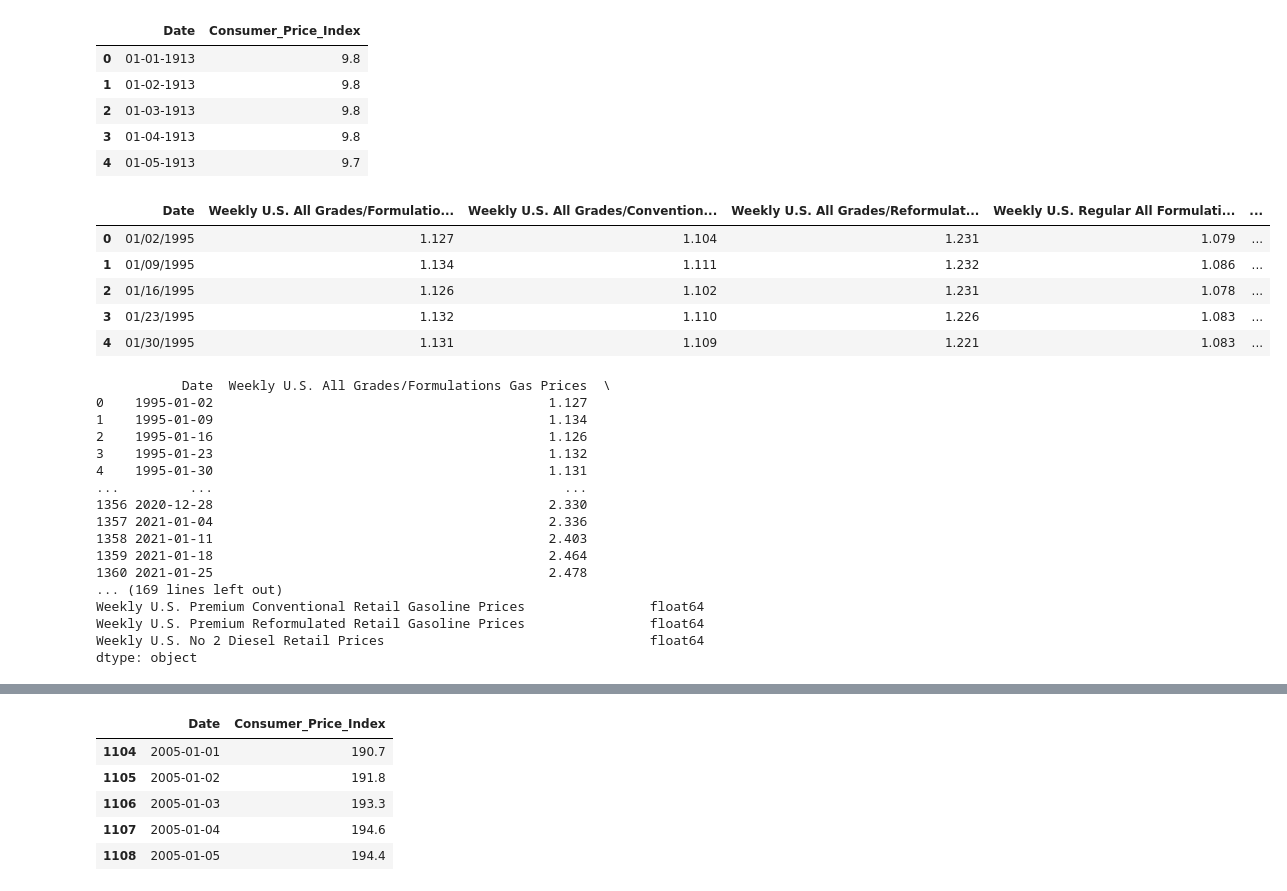
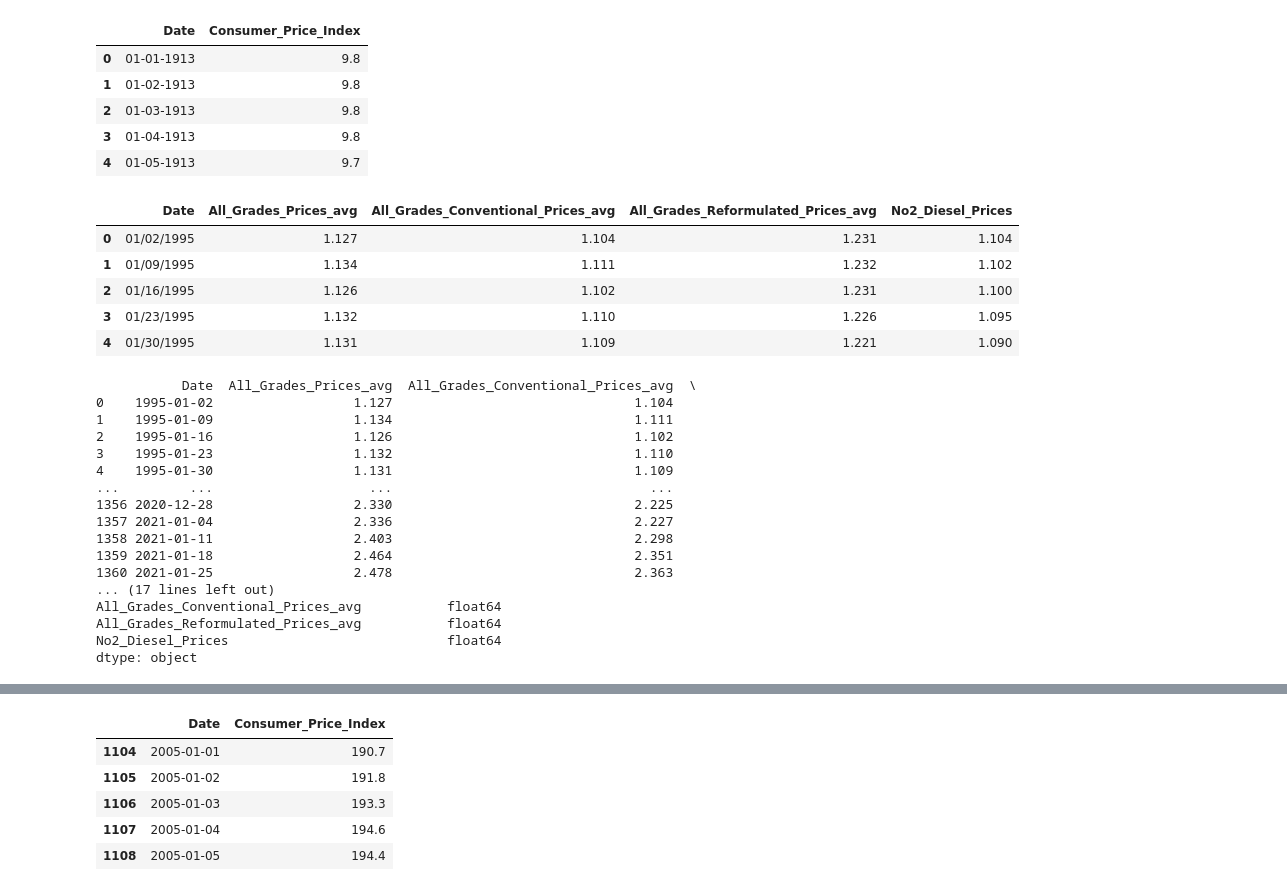
Before and after one commit to lamotteBootcamp/US_inflation_and_gasoline_pricing_SQL, a Jupyter notebook: infl_gas.ipynb, the cells around one changed output, grey strips where cells are left out. Saved outputs shown, nothing was run; the diff lists cells and outputs as text; code cells hidden in the pictures.

```diff
--- a/infl_gas.ipynb
+++ b/infl_gas.ipynb
@@ -23,52 +23,41 @@ infl_df.head()
 # %%
 #Loading the U.S. Gas Price data
 gas_raw_df = pd.read_csv('Resources/PET_PRI_GND_DCUS_NUS_W.csv')
-gas_df = gas_raw_df[['Date','A1','A2','A3','R1','R2','R3','M1','M2','M3','P1','P2','P3','D1',]].rename(columns={'Date':'Date',\
-                                                                                                                'A1':'Weekly U.S. All Grades/Formulations Gas Prices',\
-                                                                                                                'A2':'Weekly U.S. All Grades/Conventional Gas Prices',\
-                                                                                                                'A3':'Weekly U.S. All Grades/Reformulated Gas Prices',\
-                                                                                                               'R1':'Weekly U.S. Regular All Formulations Gas Prices',\
-                                                                                                               'R2':'Weekly U.S. Regular Conventional Gas Prices',\
-                                                                                                               'R3':'Weekly U.S. Regular Reformulated Gas Prices',\
-                                                                                                               'M1':'Weekly U.S. Midgrade All Formulations Retail Gasoline Prices',\
-                                                                                                               'M2':'Weekly U.S. Midgrade Conventional Retail Gasoline Prices',\
-                                                                                                               'M3':'Weekly U.S. Midgrade Reformulated Retail Gasoline Prices',\
-                                                                                                               'P1':'Weekly U.S. Premium All Formulations Retail Gasoline Prices',\
-                                                                                                               'P2':'Weekly U.S. Premium Conventional Retail Gasoline Prices',\
-                                                                                                               'P3':'Weekly U.S. Premium Reformulated Retail Gasoline Prices',\
-                                                                                                               'D1':'Weekly U.S. No 2 Diesel Retail Prices'})
+gas_df = gas_raw_df[['Date','A1','A2','A3','D1']].rename(columns={'Date':'Date',\
+                                                                  'A1':'All_Grades_Prices_avg',\
+                                                                  'A2':'All_Grades_Conventional_Prices_avg',\
+                                                                  'A3':'All_Grades_Reformulated_Prices_avg',\
+                                                                  'D1':'No2_Diesel_Prices'})
 gas_df.head()
-#gas_df.sort_values('Date', ascending=True)
-#infl_df['Date']=pd.to_datetime(amzn_df['Date'], origin='unix', unit='ms').dt.date
 # %% [output]
-|  | Date | Weekly U.S. All Grades/Formulatio... | Weekly U.S. All Grades/Convention... | Weekly U.S. All Grades/Reformulat... | Weekly U.S. Regular All Formulati... | ... |
-| 0 | 01/02/1995 | 1.127 | 1.104 | 1.231 | 1.079 | ... |
-| 1 | 01/09/1995 | 1.134 | 1.111 | 1.232 | 1.086 | ... |
-| 2 | 01/16/1995 | 1.126 | 1.102 | 1.231 | 1.078 | ... |
-| 3 | 01/23/1995 | 1.132 | 1.110 | 1.226 | 1.083 | ... |
-| 4 | 01/30/1995 | 1.131 | 1.109 | 1.221 | 1.083 | ... |
+|  | Date | All_Grades_Prices_avg | All_Grades_Conventional_Prices_avg | All_Grades_Reformulated_Prices_avg | No2_Diesel_Prices |
+| 0 | 01/02/1995 | 1.127 | 1.104 | 1.231 | 1.104 |
+| 1 | 01/09/1995 | 1.134 | 1.111 | 1.232 | 1.102 |
+| 2 | 01/16/1995 | 1.126 | 1.102 | 1.231 | 1.100 |
+| 3 | 01/23/1995 | 1.132 | 1.110 | 1.226 | 1.095 |
+| 4 | 01/30/1995 | 1.131 | 1.109 | 1.221 | 1.090 |
 # %%
 #Changing the Date format for Gas dataframe
 gas_df['Date'] = pd.to_datetime(gas_df["Date"])
 print(gas_df)
 print(gas_df.dtypes)
 # %% [output]
-           Date  Weekly U.S. All Grades/Formulations Gas Prices  \
-0    1995-01-02                                           1.127
-1    1995-01-09                                           1.134
-2    1995-01-16                                           1.126
-3    1995-01-23                                           1.132
-4    1995-01-30                                           1.131
-...         ...                                             ...
-1356 2020-12-28                                           2.330
-1357 2021-01-04                                           2.336
-1358 2021-01-11                                           2.403
-1359 2021-01-18                                           2.464
-1360 2021-01-25                                           2.478
-... (169 lines left out)
-Weekly U.S. Premium Conventional Retail Gasoline Prices                float64
-Weekly U.S. Premium Reformulated Retail Gasoline Prices                float64
-Weekly U.S. No 2 Diesel Retail Prices                                  float64
+           Date  All_Grades_Prices_avg  All_Grades_Conventional_Prices_avg  \
+0    1995-01-02                  1.127                               1.104
+1    1995-01-09                  1.134                               1.111
+2    1995-01-16                  1.126                               1.102
+3    1995-01-23                  1.132                               1.110
+4    1995-01-30                  1.131                               1.109
+...         ...                    ...                                 ...
+1356 2020-12-28                  2.330                               2.225
+1357 2021-01-04                  2.336                               2.227
+1358 2021-01-11                  2.403                               2.298
+1359 2021-01-18                  2.464                               2.351
+1360 2021-01-25                  2.478                               2.363
+... (17 lines left out)
+All_Grades_Conventional_Prices_avg           float64
+All_Grades_Reformulated_Prices_avg           float64
+No2_Diesel_Prices                            float64
 dtype: object
 # %%
 #Changing the Date format for inflation dataframe
```
Also changed, not shown: parts of 22 cells of this notebook, 13 other files.
